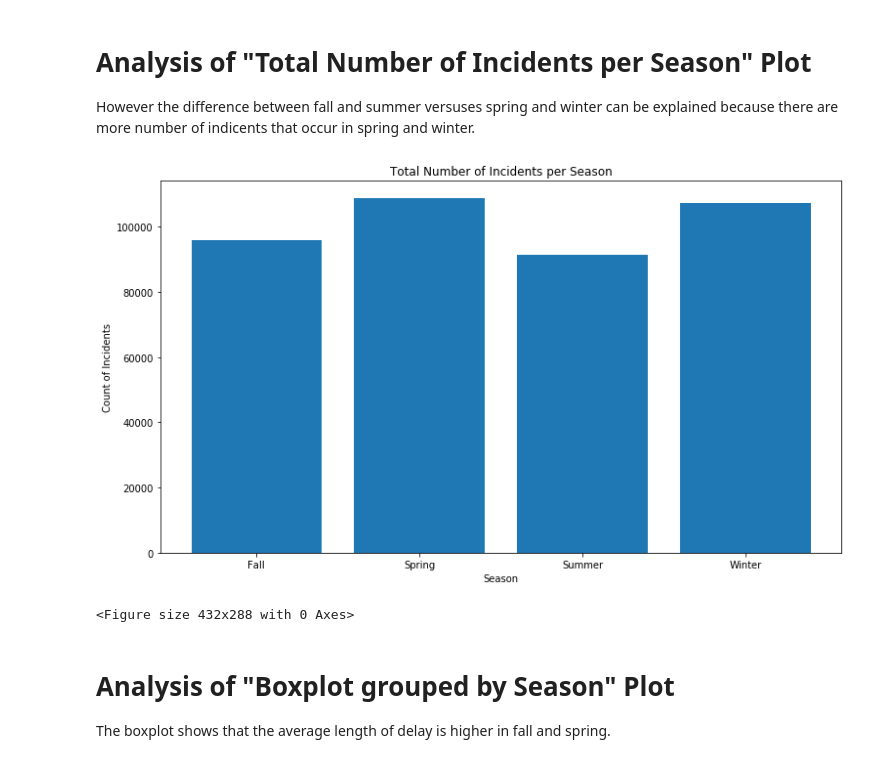
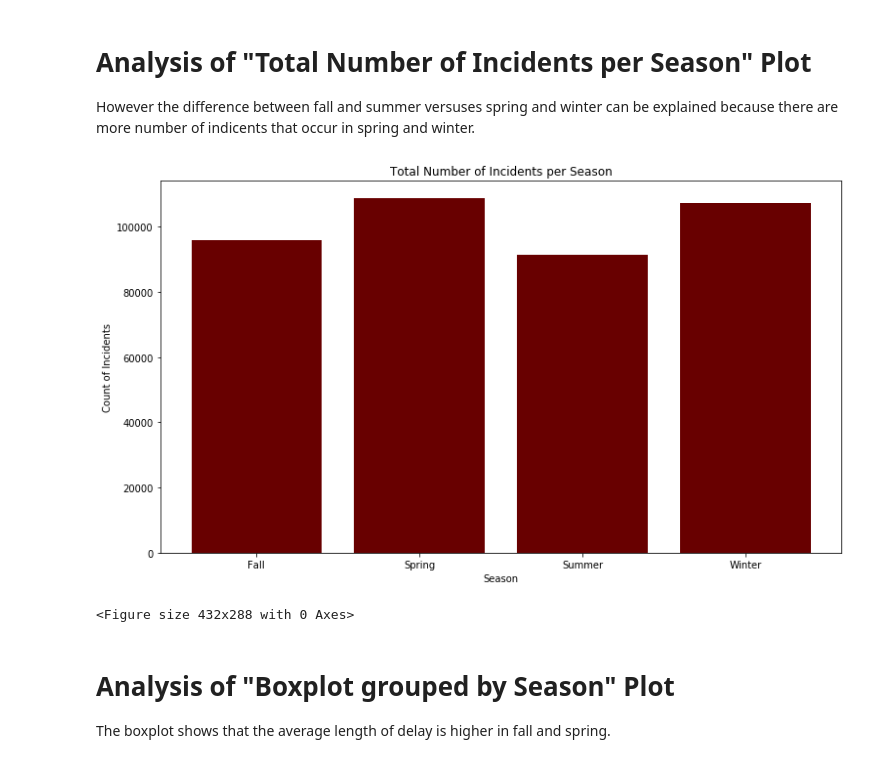
Before and after one commit to sishola/ttc-delays, a Jupyter notebook: Surface Routes/wl_analysis.ipynb, the cells around one changed output. Saved outputs shown, nothing was run; the diff lists cells and outputs as text; code cells hidden in the pictures.

```diff
--- a/Surface Routes/wl_analysis.ipynb
+++ b/Surface Routes/wl_analysis.ipynb
@@ -80,15 +82,15 @@ However the difference between fall and summer versuses spring and winter can be
 # %%
 ###WL - plot the bar graph
 fig, ax = plt.subplots(1, figsize = [12.5, 7])
 plt.xlabel('Season')
 plt.ylabel('Count of Incidents')
 plt.title("Total Number of Incidents per Season")
-ax.bar(count_df['Season'], count_df['Min Delay'])
+ax.bar(count_df['Season'], count_df['Min Delay'], color='#680000')
 
 plt.show()
 plt.savefig('incidents_season.png')
 # %% [output]
-[figure, old version]
+[figure, new version]
 <Figure size 432x288 with 0 Axes>
 # %%
 #reset_season_df.dtypes
```
Also changed, not shown: parts of 3 cells of this notebook, 3 other files.
